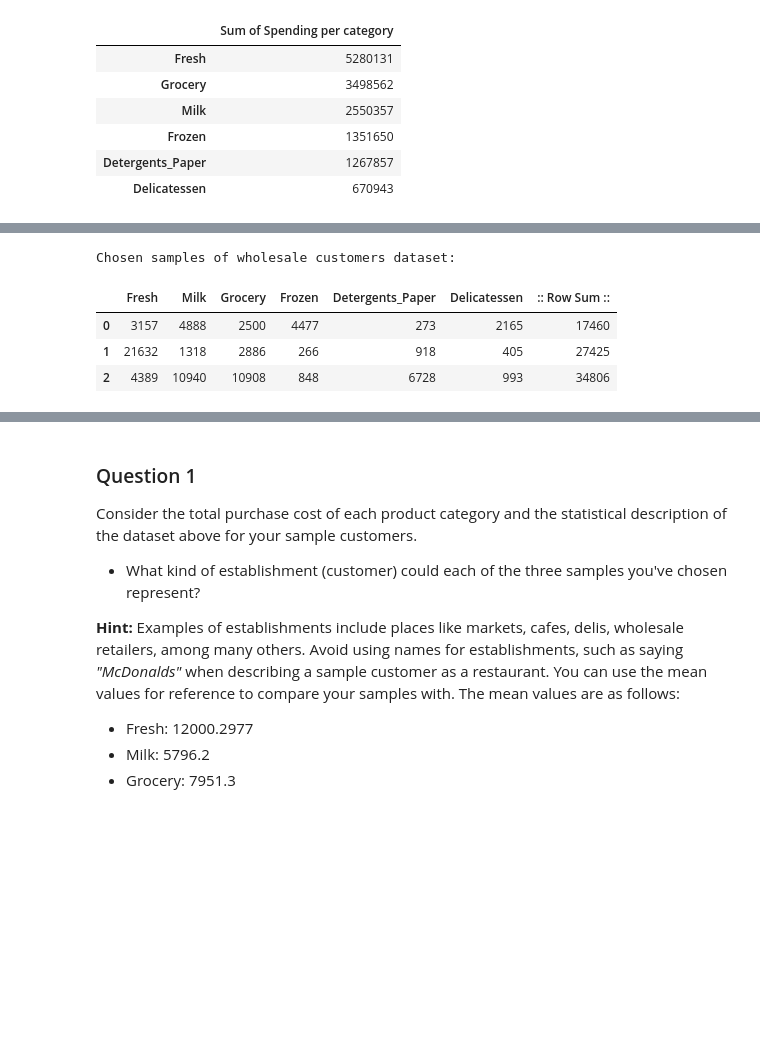
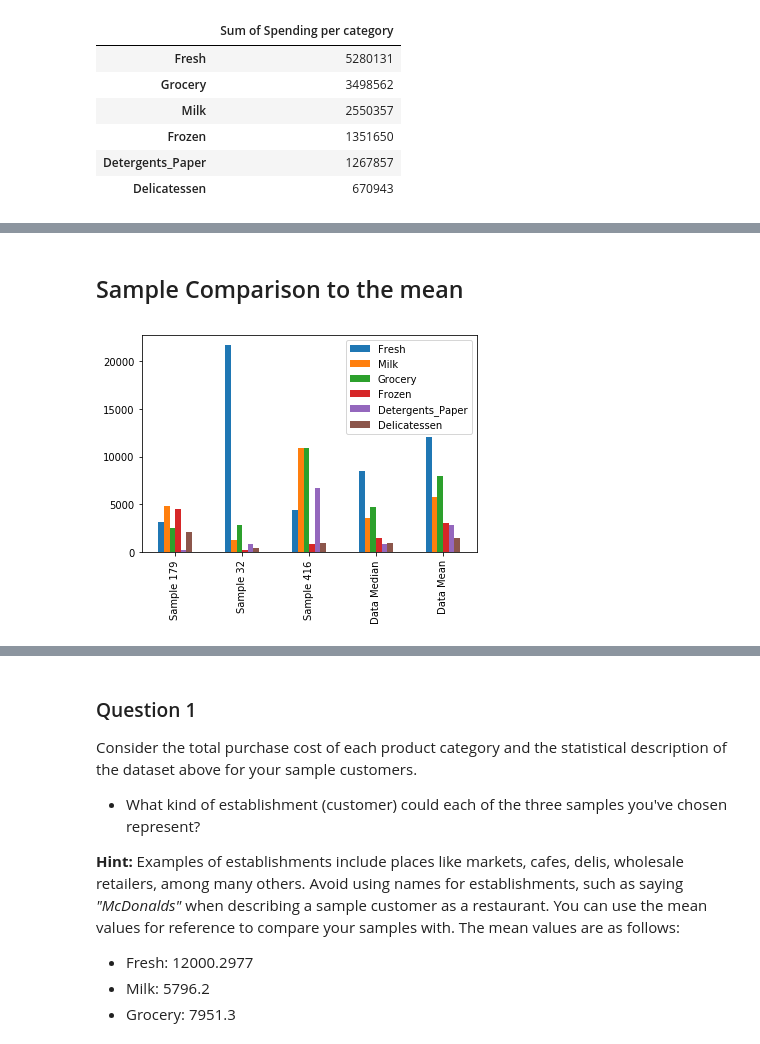
Before and after one commit to aberenyi73/machine-learning, a Jupyter notebook: projects/customer_segments/customer_segments.ipynb, the cells around one changed output, grey strips where cells are left out. Cells and saved outputs as stored; diff of their text form; code cells hidden in the pictures; blank space fills up the shorter version.

```diff
--- a/projects/customer_segments/customer_segments.ipynb
+++ b/projects/customer_segments/customer_segments.ipynb
@@ -148,18 +163,15 @@ display(d2.loc[d2['sums'].between(34800, 34900)])
-# %%
-# TODO: Select three indices of your choice you wish to sample from the dataset
-#indices = [14, 303,86]
-#indices = [154, 303,86]
-indices = [179,32,416]
-
-# Create a DataFrame of the chosen samples
-samples = pd.DataFrame(data.loc[indices], columns = data.keys()).reset_index(drop = True)
-print("Chosen samples of wholesale customers dataset:")
-#display(samples)
-d2 = samples.sum(axis=1)
-samples.merge(pd.DataFrame(d2, columns=[':: Row Sum ::']), left_index=True, right_index=True)
-# %% [output]
-Chosen samples of wholesale customers dataset:
-|  | Fresh | Milk | Grocery | Frozen | Detergents_Paper | Delicatessen | :: Row Sum :: |
-| 0 | 3157 | 4888 | 2500 | 4477 | 273 | 2165 | 17460 |
-| 1 | 21632 | 1318 | 2886 | 266 | 918 | 405 | 27425 |
-| 2 | 4389 | 10940 | 10908 | 848 | 6728 | 993 | 34806 |
+# %% [markdown]
+## Sample Comparison to the mean
+# %%
+samples_cpy = samples.copy()
+pd.DataFrame(data.median()).T
+samples_cpy = pd.concat([samples_cpy, pd.DataFrame(data.median()).T])
+samples_cpy = pd.concat([samples_cpy, pd.DataFrame(data.mean()).T])
+
+samples_cpy.plot(kind='bar')
+labels = ["Sample {}".format(i) for i in samples.index]
+labels.append("Data Median");
+labels.append("Data Mean");
+plt.xticks(range(samples_cpy.shape[0]),labels);
+# %% [output]
+[figure, added]
```
Also changed, not shown: parts of 16 cells of this notebook, 1 other file.
